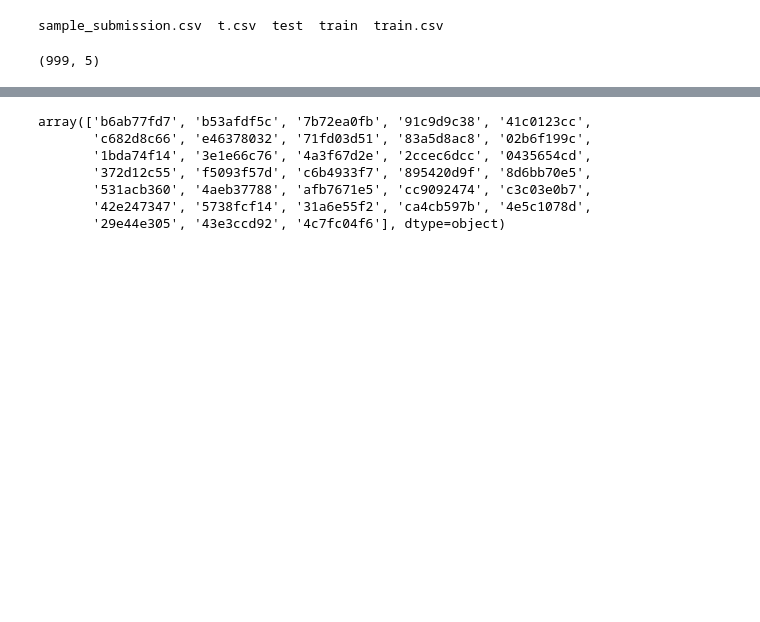
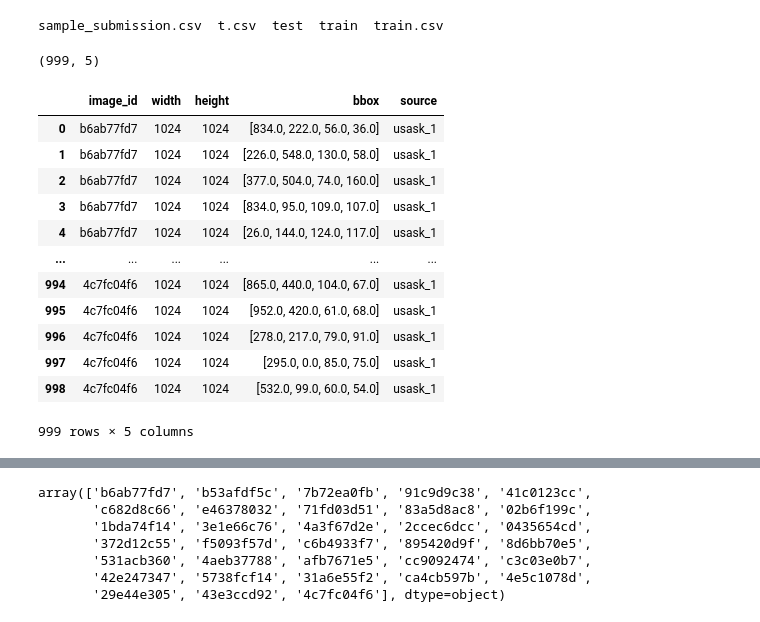
Before and after one commit to ai2-education-fiep-turma-2/17-CNN, a Jupyter notebook: Aula4/Transfer-learning-deteccao.ipynb, the cells around one changed output, grey strips where cells are left out. Cells and saved outputs as stored; diff of their text form; code cells hidden in the pictures; blank space fills up the shorter version.

```diff
--- a/Aula4/Transfer-learning-deteccao.ipynb
+++ b/Aula4/Transfer-learning-deteccao.ipynb
@@ -40,6 +42,22 @@ train_df = pd.read_csv(f'{DIR_INPUT}/t.csv')
 train_df.shape
 # %% [output]
 (999, 5)
+# %%
+train_df
+# %% [output]
+|  | image_id | width | height | bbox | source |
+| 0 | b6ab77fd7 | 1024 | 1024 | [834.0, 222.0, 56.0, 36.0] | usask_1 |
+| 1 | b6ab77fd7 | 1024 | 1024 | [226.0, 548.0, 130.0, 58.0] | usask_1 |
+| 2 | b6ab77fd7 | 1024 | 1024 | [377.0, 504.0, 74.0, 160.0] | usask_1 |
+| 3 | b6ab77fd7 | 1024 | 1024 | [834.0, 95.0, 109.0, 107.0] | usask_1 |
+| 4 | b6ab77fd7 | 1024 | 1024 | [26.0, 144.0, 124.0, 117.0] | usask_1 |
+| ... | ... | ... | ... | ... | ... |
+| 994 | 4c7fc04f6 | 1024 | 1024 | [865.0, 440.0, 104.0, 67.0] | usask_1 |
+| 995 | 4c7fc04f6 | 1024 | 1024 | [952.0, 420.0, 61.0, 68.0] | usask_1 |
+| 996 | 4c7fc04f6 | 1024 | 1024 | [278.0, 217.0, 79.0, 91.0] | usask_1 |
+| 997 | 4c7fc04f6 | 1024 | 1024 | [295.0, 0.0, 85.0, 75.0] | usask_1 |
+| 998 | 4c7fc04f6 | 1024 | 1024 | [532.0, 99.0, 60.0, 54.0] | usask_1 |
+999 rows × 5 columns
 # %%
 train_df['x'] = -1
 train_df['y'] = -1
```
Also changed, not shown: parts of 5 cells of this notebook, 2 other files.
